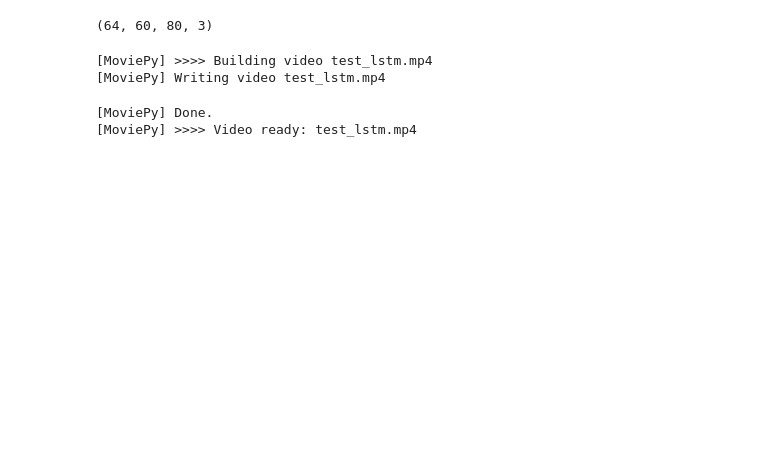
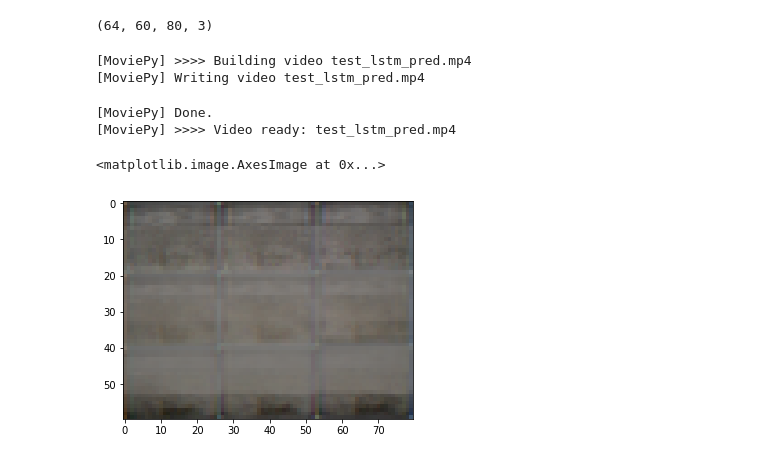
Before and after one commit to galbiati/video-representations, a Jupyter notebook: Prototype-RNN.ipynb, the cells around one changed output. Cells and saved outputs as stored; diff of their text form; code cells hidden in the pictures; blank space fills up the shorter version.

```diff
--- a/Prototype-RNN.ipynb
+++ b/Prototype-RNN.ipynb
@@ -210,29 +242,16 @@ Step 0 decoder loss: 24723.8887
 def run_inference(batchsize, num_epochs):
     video_inputs, video_outputs = inputs('training', batchsize, num_epochs)
 
-    with tf.variable_scope('encoder'):
-        encoded_input = encoder(video_inputs)
-        encoded_input_reshaped = tf.reshape(encoded_input, (batchsize, -1, 512))
-
-    with tf.variable_scope('encoder', reuse=True):
-        encoded_output = encoder(video_outputs)
-        encoded_output_reshaped = tf.reshape(encoded_output, (batchsize, -1, 512))
-
-    with tf.variable_scope('lstm'):
-        lstm_cell = tf.nn.rnn_cell.LSTMCell(num_units=128, activation=selu)
-        transitioned = tf.nn.dynamic_rnn(lstm_cell, encoded_input_reshaped, dtype=tf.float32)
-        transitioned_reshaped = tf.reshape(transitioned[0], (-1, 128))
-        encoded_prediction = L.dense(transitioned_reshaped, 512, activation=selu)
-        encoded_prediction_reshaped = tf.reshape(encoded_prediction, (batchsize, -1, 512))
-
-    with tf.variable_scope('decoder'):
-        decoded = decoder(encoded_prediction)
-        decoded_reshaped = tf.reshape(decoded, (batchsize, -1, 60, 80, 3))
+    targets, predictions, decoded = build_model(
+        video_inputs, video_outputs,
+        encoder, lstm_cell, decoder,
+        batchsize
+    )
 
     saver = tf.train.Saver()
 
-    loss = tf.reduce_mean(tf.pow(encoded_output_reshaped - encoded_prediction_reshaped, 2))
-    decoder_loss = tf.reduce_mean(tf.pow(decoded_reshaped - video_outputs, 2))
+    loss = tf.reduce_mean(tf.pow(targets - predictions, 2))
+    decoder_loss = tf.reduce_mean(tf.pow(decoded - video_inputs, 2))
 
     init_global = tf.global_variables_initializer()
     init_local = tf.local_variables_initializer()
@@ -252,7 +271,7 @@ def run_inference(batchsize, num_epochs):
             step = 0
 
             while not coord.should_stop():
-                prediction, loss_value = sesh.run([decoded_reshaped, loss])
+                prediction, loss_value = sesh.run([decoded, loss])
                 losses.append(loss_value)
 
                 if step % 100 == 0:
@@ -262,7 +281,7 @@ def run_inference(batchsize, num_epochs):
                 step += 1
 
         except tf.errors.OutOfRangeError:
-            print('Done; loss: {:.4f}'.format(step, loss_value))
+            print('Done; loss: {:.4f}'.format(loss_value))
 
         finally:
             coord.request_stop()
@@ -297,14 +308,20 @@ predictions[0][0].shape
 # %%
 def render_movie(frame_array, output_file, fps, max_pixel=255):
     n_frames = frame_array.shape[0]
-    clipped_frames = np.minimum(np.maximum(frame_array, 0), max_pixel)
+    scaled_array = frame_array * 127.5 + 127.5
+    clipped_frames = np.minimum(np.maximum(scaled_array, 0), max_pixel).astype(np.uint8)
     clip = mpe.ImageSequenceClip(list(clipped_frames), fps=fps)
     clip.write_videofile(output_file)
-    return None
+    return clipped_frames
 
-render_movie(predictions[1][0], 'test_lstm.mp4', 5)
+frame_array = render_movie(predictions[1][0], 'test_lstm_pred.mp4', 5)
 # %% [output]
-[MoviePy] >>>> Building video test_lstm.mp4
-[MoviePy] Writing video test_lstm.mp4
+[MoviePy] >>>> Building video test_lstm_pred.mp4
+[MoviePy] Writing video test_lstm_pred.mp4
 [MoviePy] Done.
-[MoviePy] >>>> Video ready: test_lstm.mp4
+[MoviePy] >>>> Video ready: test_lstm_pred.mp4
+# %%
+plt.imshow(frame_array[0])
+# %% [output]
+<matplotlib.image.AxesImage at 0x...>
+[figure, added]
```
Also changed, not shown: parts of 11 cells of this notebook, 2 other files.
